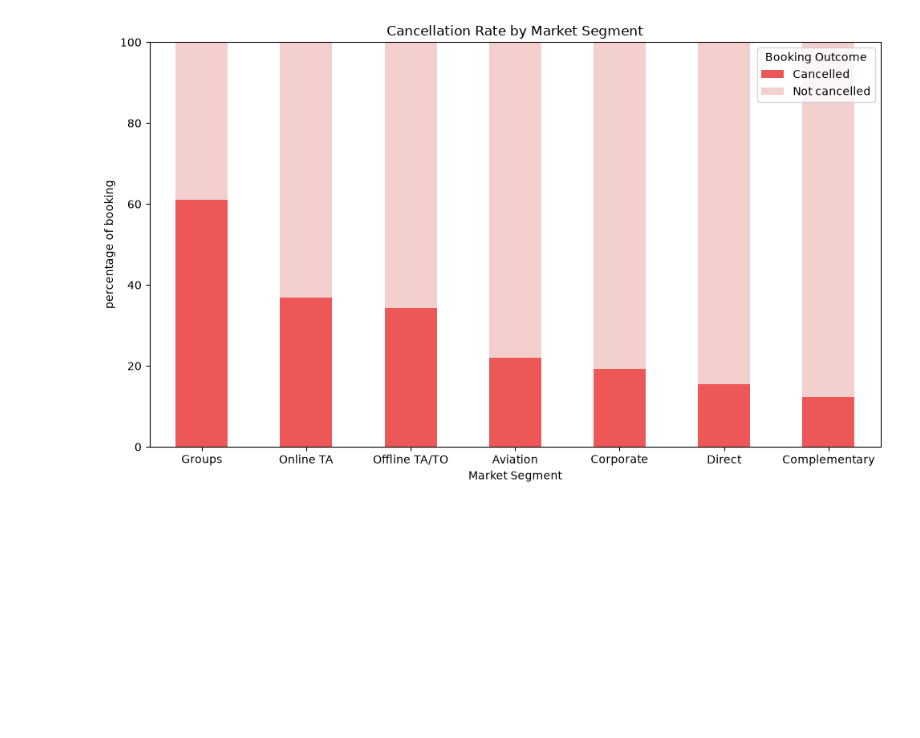
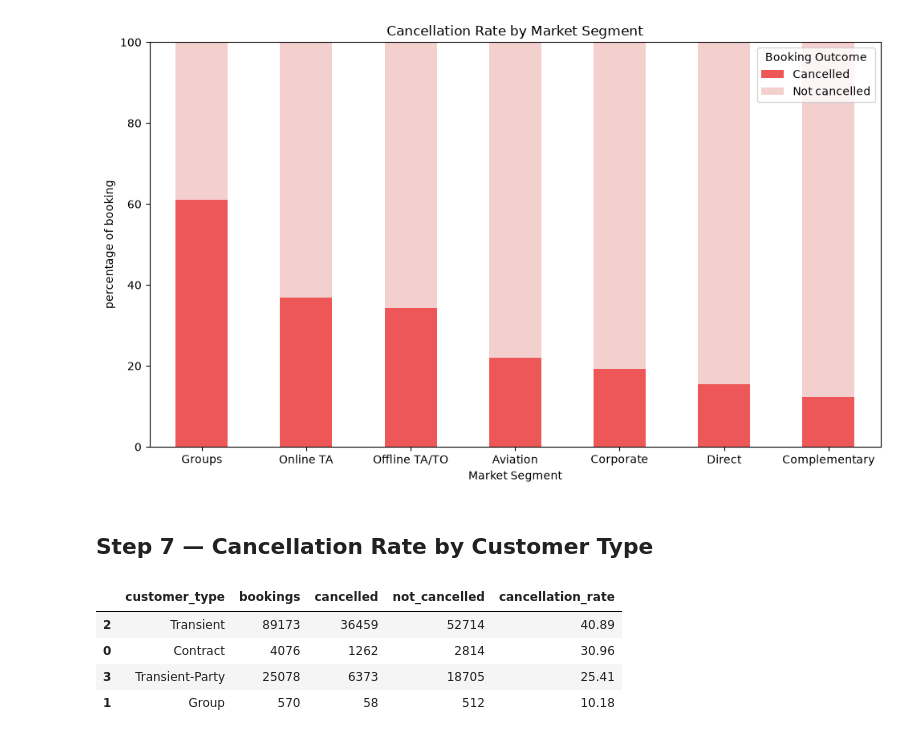
Before and after one commit to Fatima-Zehra-DA/Hotel-Booking-Cancellation-Analysis-Python-PowerBI, a Jupyter notebook: Notebooks/Hotel_Booking_Cancellation_Analysis.ipynb, the cells around one changed output. Saved outputs shown, nothing was run; the diff lists cells and outputs as text; code cells hidden in the pictures; blank space fills up the shorter version.

```diff
--- a/Notebooks/Hotel_Booking_Cancellation_Analysis.ipynb
+++ b/Notebooks/Hotel_Booking_Cancellation_Analysis.ipynb
@@ -769,3 +769,34 @@ plt.tight_layout()
 plt.show()
 # %% [output]
 [figure]
+# %% [markdown]
+## Step 7 — Cancellation Rate by Customer Type
+# %%
+customer_cancellation = (
+    df.groupby('customer_type')
+    .agg(
+        bookings = ('is_canceled','count'),
+        cancelled = ('is_canceled','sum')
+    )
+    .reset_index()
+)
+customer_cancellation['not_cancelled'] = (
+    customer_cancellation['bookings'] -
+    customer_cancellation['cancelled']
+)
+customer_cancellation['cancellation_rate'] = (
+    customer_cancellation['cancelled']/
+    customer_cancellation['bookings'] * 100
+).round(2)
+
+customer_cancellation = customer_cancellation.sort_values(
+    'cancellation_rate',
+    ascending=False
+)
+customer_cancellation
+# %% [output]
+|  | customer_type | bookings | cancelled | not_cancelled | cancellation_rate |
+| 2 | Transient | 89173 | 36459 | 52714 | 40.89 |
+| 0 | Contract | 4076 | 1262 | 2814 | 30.96 |
+| 3 | Transient-Party | 25078 | 6373 | 18705 | 25.41 |
+| 1 | Group | 570 | 58 | 512 | 10.18 |
```
Also changed, not shown: parts of 1 cell of this notebook.
